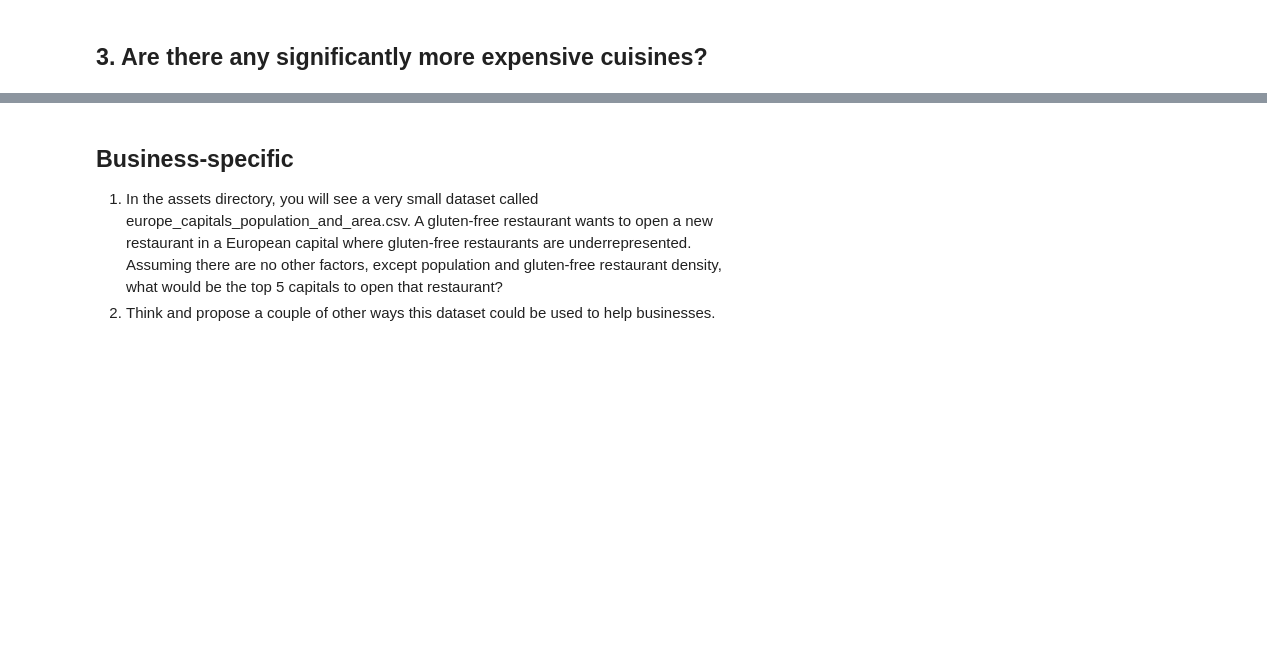
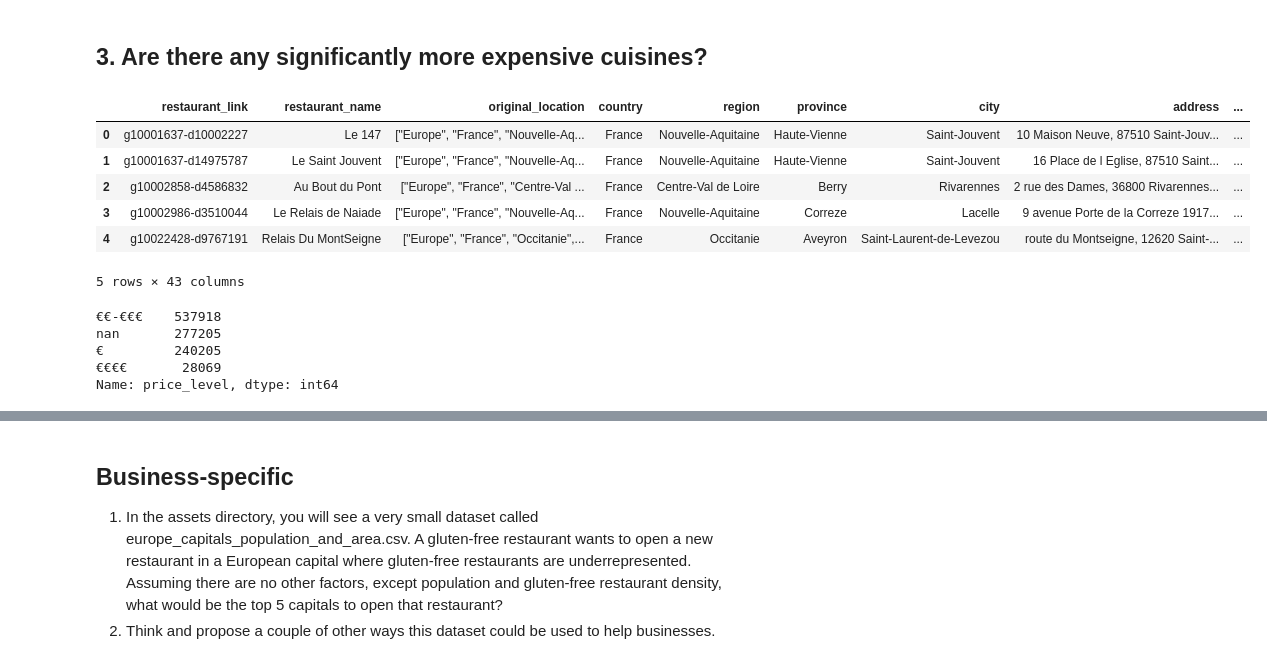
Before and after one commit to yunusemreemik/foodstyle_challenge, a Jupyter notebook: foodstyles_report.ipynb, the cells around one changed output, grey strips where cells are left out. Drawn from its saved outputs; the diff is of its cells as text; code cells hidden in the pictures; blank space fills up the shorter version.

```diff
--- a/foodstyles_report.ipynb
+++ b/foodstyles_report.ipynb
@@ -32,7 +36,8 @@ for i, chunk in enumerate(chunks):
 (10000, 42)
 (10000, 42)
 # %%
-df = pd.read_csv("assets\dataset.csv", nrows=100000)
+#df = pd.read_csv("assets\dataset.csv", nrows=100000)
+df = pd.read_csv("assets\dataset.csv")
 # %%
 df.info()
 # %% [output]
@@ -299,7 +343,23 @@ It is important to note that this is just an average and may not fully represent
 My opinion is the "Yes". Vegetarian-friendly restaurants better than non-vegetarian ones.
 # %% [markdown]
 ## 3.	Are there any significantly more expensive cuisines?
+# %%
+clean_df.head()
+# %% [output]
+|  | restaurant_link | restaurant_name | original_location | country | region | province | city | address | ... |
+| 0 | g10001637-d10002227 | Le 147 | ["Europe", "France", "Nouvelle-Aq... | France | Nouvelle-Aquitaine | Haute-Vienne | Saint-Jouvent | 10 Maison Neuve, 87510 Saint-Jouv... | ... |
+| 1 | g10001637-d14975787 | Le Saint Jouvent | ["Europe", "France", "Nouvelle-Aq... | France | Nouvelle-Aquitaine | Haute-Vienne | Saint-Jouvent | 16 Place de l Eglise, 87510 Saint... | ... |
+| 2 | g10002858-d4586832 | Au Bout du Pont | ["Europe", "France", "Centre-Val ... | France | Centre-Val de Loire | Berry | Rivarennes | 2 rue des Dames, 36800 Rivarennes... | ... |
+| 3 | g10002986-d3510044 | Le Relais de Naiade | ["Europe", "France", "Nouvelle-Aq... | France | Nouvelle-Aquitaine | Correze | Lacelle | 9 avenue Porte de la Correze 1917... | ... |
+| 4 | g10022428-d9767191 | Relais Du MontSeigne | ["Europe", "France", "Occitanie",... | France | Occitanie | Aveyron | Saint-Laurent-de-Levezou | route du Montseigne, 12620 Saint-... | ... |
+5 rows × 43 columns
 # %%
 clean_df["price_level"].value_counts()
+# %% [output]
+€€-€€€    537918
+nan       277205
+€         240205
+€€€€       28069
+Name: price_level, dtype: int64
 # %%
 clean_df["price_range"].value_counts().sort_values()
```
Also changed, not shown: parts of 57 cells of this notebook, 8 other files.
